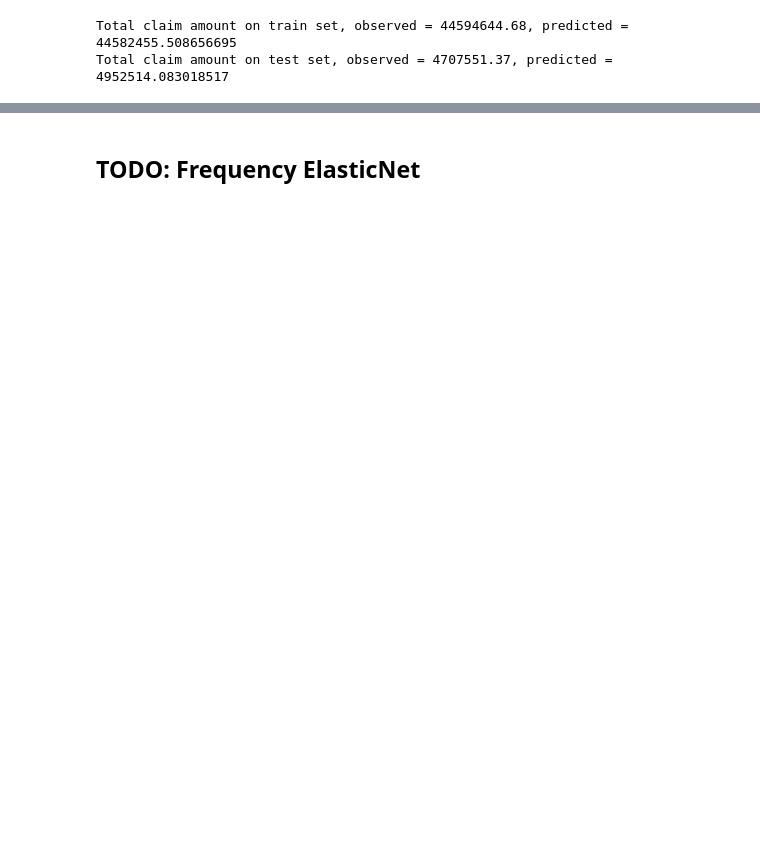
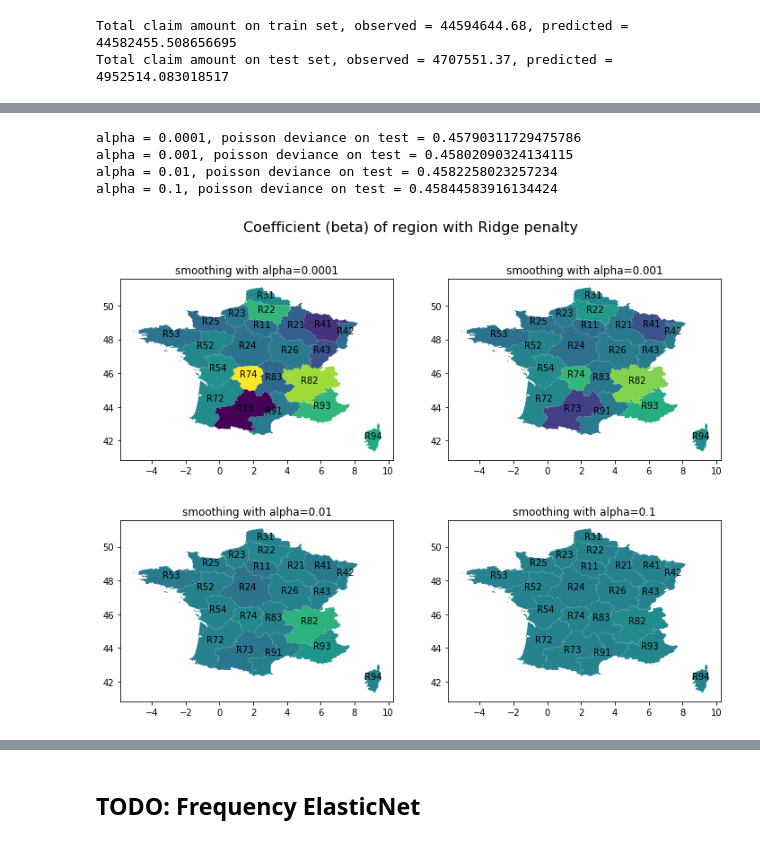
Before and after one commit to lorentzenchr/Tutorial_freMTPL2, a Jupyter notebook: glm_freMTPL2_example.ipynb, the cells around one changed output, grey strips where cells are left out. Cells and saved outputs as stored; diff of their text form; code cells hidden in the pictures; blank space fills up the shorter version.

Commit message:
ENH add spatial smoothing

```diff
--- a/glm_freMTPL2_example.ipynb
+++ b/glm_freMTPL2_example.ipynb
@@ -888,0 +985,46 @@ Total claim amount on test set, observed = 4707551.37, predicted = 4952514.08301
+# %%
+# Note: For the plot, use sensible vmin, vmax.
+
+z = df['ClaimNb_pos'].values
+weight = df['Exposure'].values
+# y = claims frequency
+y = z / weight
+
+col_trans_2, col_trans_2_names  = gen_col_trans(drop=False, standardize=True)
+
+n_features = len(col_trans_2_names)
+offset = col_trans_2_names.index('Region_R11')
+
+P2 = np.zeros(n_features)
+P2[offset:(offset+22)] = 1
+
+f_glm_ridge = make_pipeline(col_trans_2,
+                            GeneralizedLinearRegressor(family='poisson', alpha=0.01, P2 = P2,
+                                                       l1_ratio = 0, fit_intercept=True,
+                                                       warm_start=True))
+
+fig, axes = plt.subplots(nrows=2, ncols=2, figsize=(12, 12))
+fig.suptitle("Coefficient (beta) of region with Ridge penalty",
+             y=0.85, fontsize=16)
+fig.subplots_adjust(hspace=-0.3)
+for i, alpha in enumerate([1e-4, 1e-3, 1e-2, 1e-1]):
+    ax = axes[i//2, i%2]
+    f_glm_ridge.set_params(generalizedlinearregressor__alpha=alpha)
+    f_glm_ridge.fit(df.iloc[train], y[train], generalizedlinearregressor__sample_weight=weight[train])
+    coef_geo = f_glm_ridge[-1].coef_[offset:offset+22]
+    gdf_tmp = gdf_france.copy()
+    gdf_tmp = gdf_tmp.merge(pd.DataFrame({'coef': coef_geo,
+                                          'Region': col_trans_2.transformers_[7][1].categories_[0]}),
+                            on='Region', how='left')
+    gdf_tmp.plot(column='coef', ax = ax, vmin=-0.2, vmax=0.25)
+    gdf_tmp.apply(lambda x: ax.annotate(s=x['Region'], xy=x.geometry.centroid.coords[0], ha='center'), axis=1);
+    ax.set_title('smoothing with alpha={}'.format(alpha))
+    print('alpha = {}, poisson deviance on test = {}'
+          .format(alpha,
+                  poisson_deviance(y[test], f_glm_ridge.predict(df.iloc[test]), sample_weight=weight[test])))
+# %% [output]
+alpha = 0.0001, poisson deviance on test = 0.45790311729475786
+alpha = 0.001, poisson deviance on test = 0.45802090324134115
+alpha = 0.01, poisson deviance on test = 0.4582258023257234
+alpha = 0.1, poisson deviance on test = 0.45844583916134424
+[figure, added]
```
Also changed, not shown: parts of 42 cells of this notebook, 7 other files.
